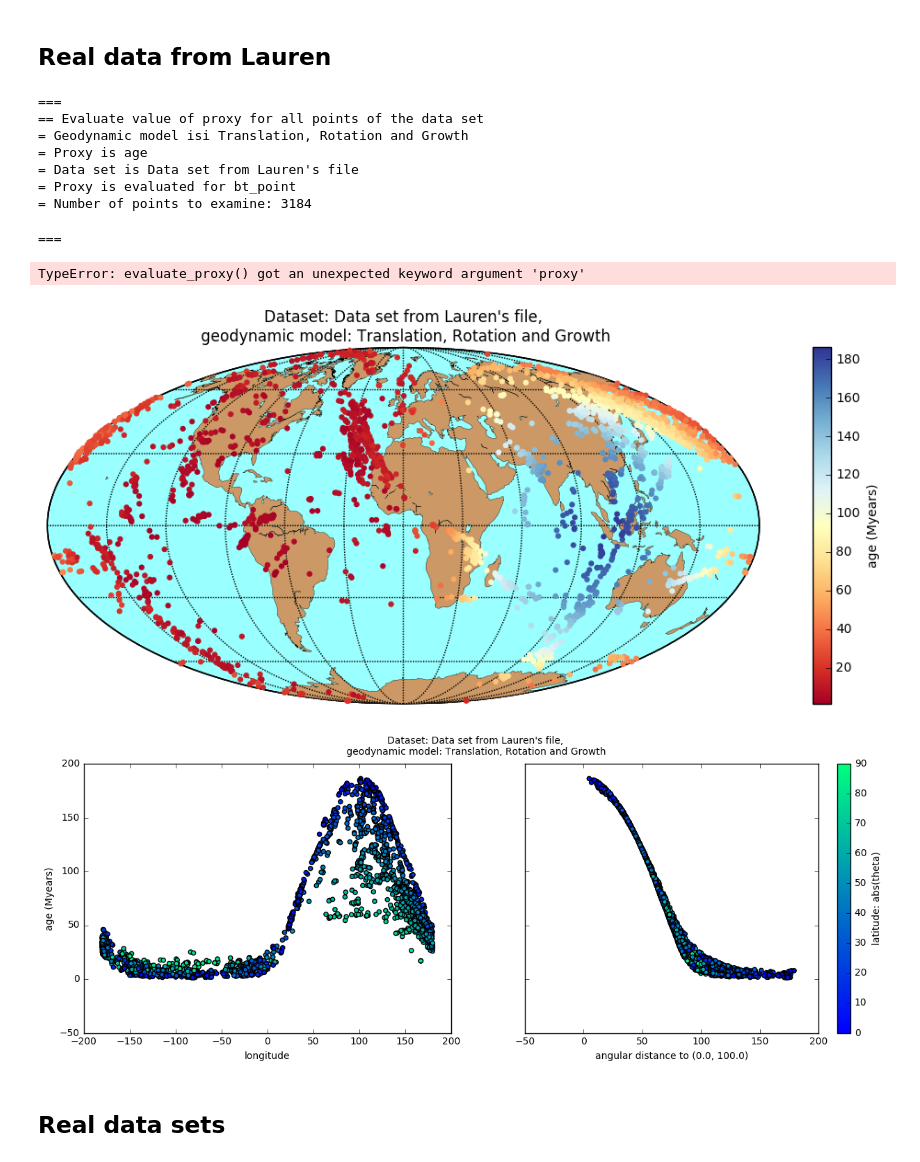
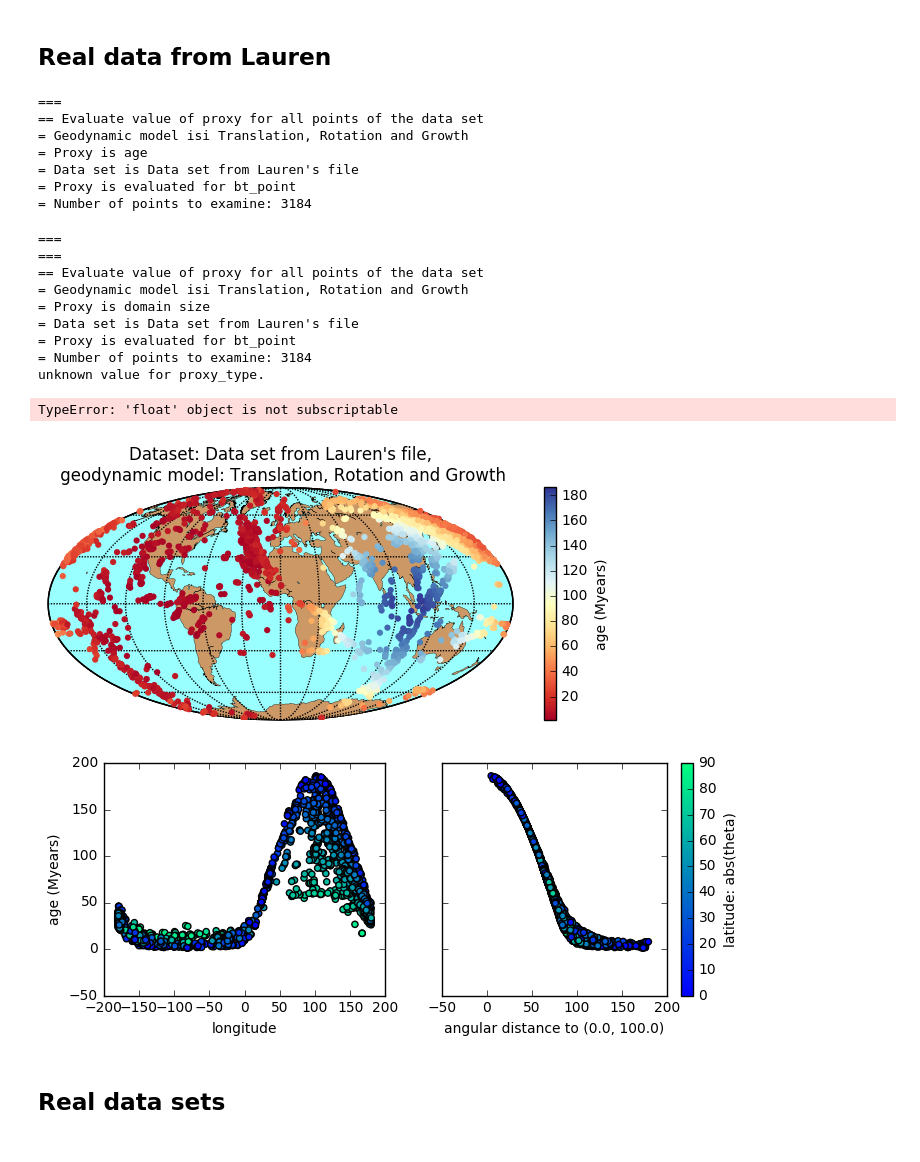
Before and after one commit to MarineLasbleis/GrowYourIC, a Jupyter notebook: FastTranslation.ipynb, the cells around one changed output. Saved outputs shown, nothing was run; the diff lists cells and outputs as text; code cells hidden in the pictures.

```diff
--- a/FastTranslation.ipynb
+++ b/FastTranslation.ipynb
@@ -14,7 +14,7 @@ import geodyn, geodyn_trg, geodyn_static
 import plot_data
 import data
 
-plt.rcParams['figure.figsize'] = (15.0, 5.0) #size of figures
+plt.rcParams['figure.figsize'] = (8.0, 3.0) #size of figures
 # %% [markdown]
 In the case of fast translation, the point is
 - to compare with results from Geballe 2013
@@ -180,6 +182,7 @@ sc = m.scatter(x, y, c=proxy2, zorder=10, cmap=cm, edgecolors='none')
 plt.title("Dataset: {},\n geodynamic model: {}".format(data_set2.name, geodynModel.name))
 cbar = plt.colorbar(sc)
 cbar.set_label("age (Myears)")
+fig.savefig('fast_translation_Lauren_map.pdf', bbox_inches='tight')
 
 ## phi and distance plots
 fig, ax = plt.subplots(1,2, sharey=True)
@@ -189,44 +192,53 @@ ax[0].set_xlabel("longitude")
 ax[0].set_ylabel("age (Myears)")
 sc2 = ax[1].scatter(dist, proxy2, c=abs(t), cmap=cm2, vmin=-0, vmax =90)
 ax[1].set_xlabel("angular distance to ({}, {})".format(*velocity_center))
-fig.suptitle("Dataset: {},\n geodynamic model: {}".format(data_set2.name, geodynModel.name))
+#fig.suptitle("Dataset: {},\n geodynamic model: {}".format(data_set2.name, geodynModel.name))
 cbar = fig.colorbar(sc2)
 cbar.set_label("latitude: abs(theta)")
+fig.savefig('fast_translation_Lauren_long_dist.pdf', bbox_inches='tight')
 
 ## domain size and DV/V
 geodynModel.proxy_type = "domain_size"
-proxy2_size = geodyn.evaluate_proxy(data_set2, geodynModel, proxy="domain size", verbose=False)
+proxy2_size = geodyn.evaluate_proxy(data_set2, geodynModel, proxy_type="domain size", verbose=False)
 geodynModel.proxy_type = "dV_V"
-proxy2_dV = geodyn.evaluate_proxy(data_set2, geodynModel, proxy="dV_V", verbose=False)
+proxy2_dV = geodyn.evaluate_proxy(data_set2, geodynModel, proxy_type="dV_V", verbose=False)
 
 ## phi and distance plots
 fig, ax = plt.subplots(1,2)
 cm2 = plt.cm.get_cmap('winter')
 sc1 = ax[0].scatter(dist, proxy2_size, c=abs(t), cmap=cm2, vmin =-0, vmax =90)
 ax[0].set_xlabel("angular distance to ({}, {})".format(*velocity_center))
 ax[0].set_ylabel("domain size")
 ax[0].set_xlim([0,180])
 ax[0].set_ylim([0, 5000.000])
 sc2 = ax[1].scatter(dist, proxy2_dV, c=abs(t), cmap=cm2, vmin=-0, vmax =90)
 ax[1].set_xlabel("angular distance to ({}, {})".format(*velocity_center))
 ax[1].set_ylabel("dV/V")
 ax[1].set_xlim([0,180])
 ax[1].set_ylim([-0.018, 0.000])
-fig.suptitle("Dataset: {},\n geodynamic model: {}".format(data_set2.name, geodynModel.name))
+#fig.suptitle("Dataset: {},\n geodynamic model: {}".format(data_set2.name, geodynModel.name))
 cbar = fig.colorbar(sc2)
 cbar.set_label("latitude: abs(theta)")
 # %% [output]
 ===
 == Evaluate value of proxy for all points of the data set
 = Geodynamic model isi Translation, Rotation and Growth
 = Proxy is age
 = Data set is Data set from Lauren's file
 = Proxy is evaluated for bt_point
 = Number of points to examine: 3184
 ===
+===
+== Evaluate value of proxy for all points of the data set
+= Geodynamic model isi Translation, Rotation and Growth
+= Proxy is domain size
+= Data set is Data set from Lauren's file
+= Proxy is evaluated for bt_point
+= Number of points to examine: 3184
+unknown value for proxy_type.
-TypeError: evaluate_proxy() got an unexpected keyword argument 'proxy'
+TypeError: 'float' object is not subscriptable
-[figure, old version]
+[figure, new version]
-[figure, old version]
+[figure, new version]
 # %% [markdown]
 ## Real data sets
 # %%
```
Also changed, not shown: parts of 6 cells of this notebook, 2 other files.
